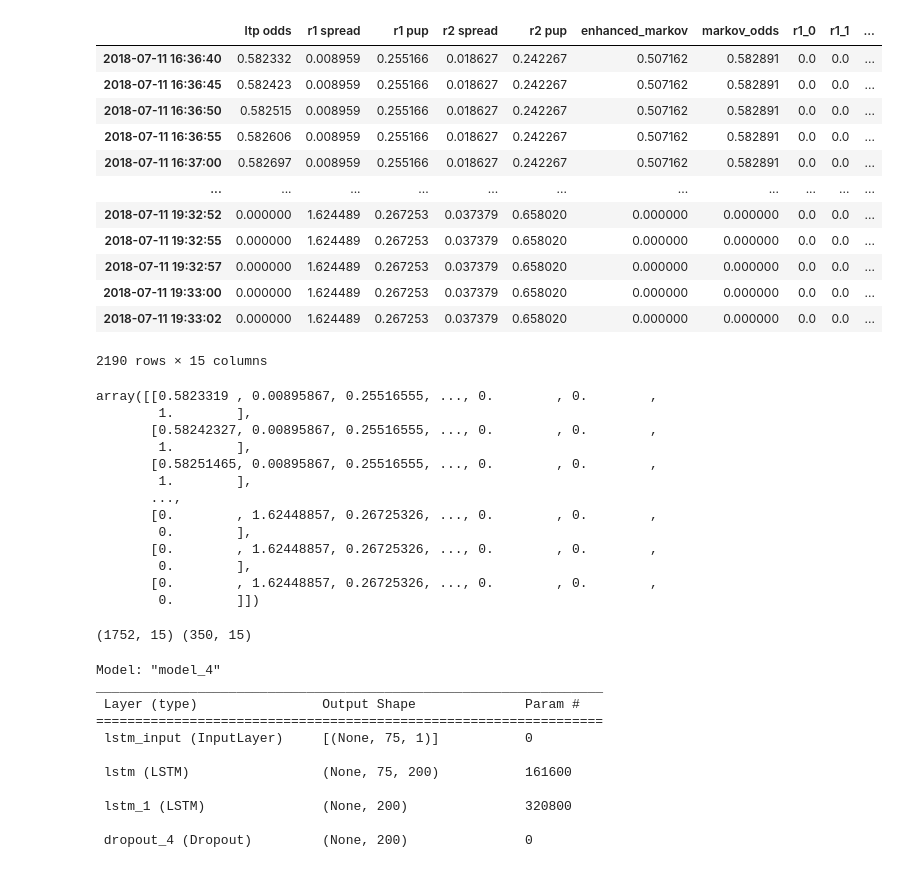
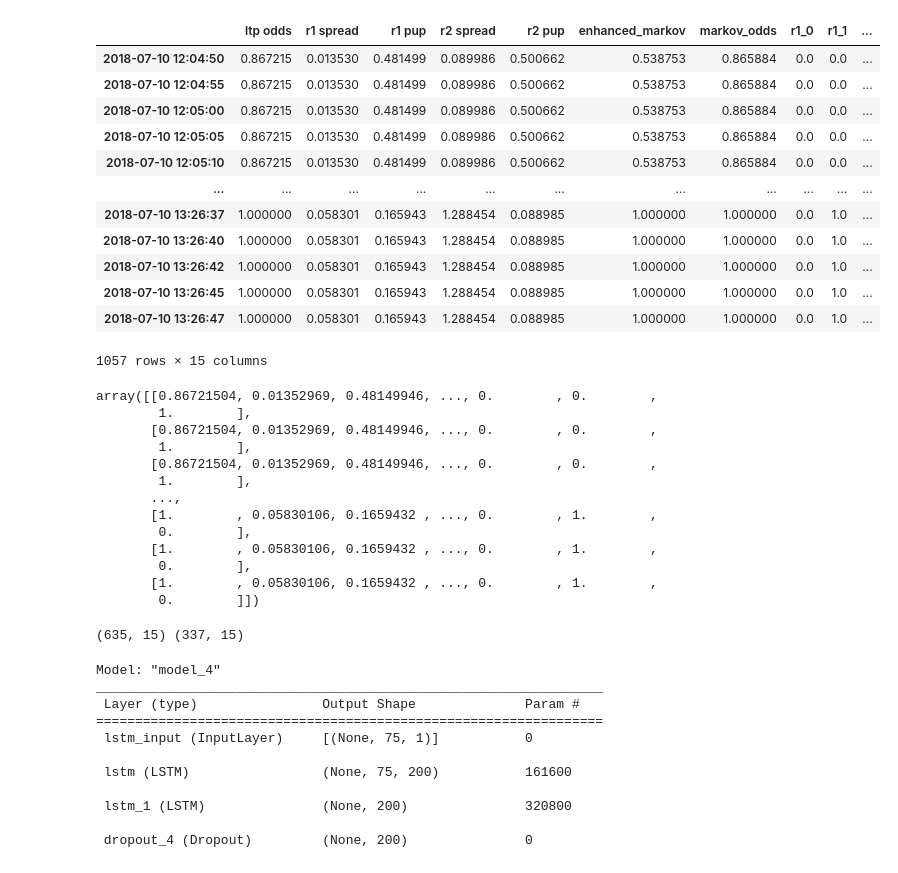
Before and after one commit to dyce135/Algorithmic_Tennis_Betting, a Jupyter notebook: model_benchmark.ipynb, the cells around one changed output. Saved outputs shown, nothing was run; the diff lists cells and outputs as text; code cells hidden in the pictures.

```diff
--- a/model_benchmark.ipynb
+++ b/model_benchmark.ipynb
@@ -16,39 +13,39 @@ To enable them in other operations, rebuild TensorFlow with the appropriate comp
 # %%
-df = pd.read_csv('4105819v2474763.csv', index_col=0)
+df = pd.read_csv('2249834v2249345.csv', index_col=0)
 df
 # %% [output]
 |  | ltp odds | r1 spread | r1 pup | r2 spread | r2 pup | enhanced_markov | markov_odds | r1_0 | r1_1 | ... |
-| 2018-07-11 16:36:40 | 0.582332 | 0.008959 | 0.255166 | 0.018627 | 0.242267 | 0.507162 | 0.582891 | 0.0 | 0.0 | ... |
-| 2018-07-11 16:36:45 | 0.582423 | 0.008959 | 0.255166 | 0.018627 | 0.242267 | 0.507162 | 0.582891 | 0.0 | 0.0 | ... |
-| 2018-07-11 16:36:50 | 0.582515 | 0.008959 | 0.255166 | 0.018627 | 0.242267 | 0.507162 | 0.582891 | 0.0 | 0.0 | ... |
-| 2018-07-11 16:36:55 | 0.582606 | 0.008959 | 0.255166 | 0.018627 | 0.242267 | 0.507162 | 0.582891 | 0.0 | 0.0 | ... |
-| 2018-07-11 16:37:00 | 0.582697 | 0.008959 | 0.255166 | 0.018627 | 0.242267 | 0.507162 | 0.582891 | 0.0 | 0.0 | ... |
+| 2018-07-10 12:04:50 | 0.867215 | 0.013530 | 0.481499 | 0.089986 | 0.500662 | 0.538753 | 0.865884 | 0.0 | 0.0 | ... |
+| 2018-07-10 12:04:55 | 0.867215 | 0.013530 | 0.481499 | 0.089986 | 0.500662 | 0.538753 | 0.865884 | 0.0 | 0.0 | ... |
+| 2018-07-10 12:05:00 | 0.867215 | 0.013530 | 0.481499 | 0.089986 | 0.500662 | 0.538753 | 0.865884 | 0.0 | 0.0 | ... |
+| 2018-07-10 12:05:05 | 0.867215 | 0.013530 | 0.481499 | 0.089986 | 0.500662 | 0.538753 | 0.865884 | 0.0 | 0.0 | ... |
+| 2018-07-10 12:05:10 | 0.867215 | 0.013530 | 0.481499 | 0.089986 | 0.500662 | 0.538753 | 0.865884 | 0.0 | 0.0 | ... |
 | ... | ... | ... | ... | ... | ... | ... | ... | ... | ... | ... |
-| 2018-07-11 19:32:52 | 0.000000 | 1.624489 | 0.267253 | 0.037379 | 0.658020 | 0.000000 | 0.000000 | 0.0 | 0.0 | ... |
-| 2018-07-11 19:32:55 | 0.000000 | 1.624489 | 0.267253 | 0.037379 | 0.658020 | 0.000000 | 0.000000 | 0.0 | 0.0 | ... |
-| 2018-07-11 19:32:57 | 0.000000 | 1.624489 | 0.267253 | 0.037379 | 0.658020 | 0.000000 | 0.000000 | 0.0 | 0.0 | ... |
-| 2018-07-11 19:33:00 | 0.000000 | 1.624489 | 0.267253 | 0.037379 | 0.658020 | 0.000000 | 0.000000 | 0.0 | 0.0 | ... |
-| 2018-07-11 19:33:02 | 0.000000 | 1.624489 | 0.267253 | 0.037379 | 0.658020 | 0.000000 | 0.000000 | 0.0 | 0.0 | ... |
+| 2018-07-10 13:26:37 | 1.000000 | 0.058301 | 0.165943 | 1.288454 | 0.088985 | 1.000000 | 1.000000 | 0.0 | 1.0 | ... |
+| 2018-07-10 13:26:40 | 1.000000 | 0.058301 | 0.165943 | 1.288454 | 0.088985 | 1.000000 | 1.000000 | 0.0 | 1.0 | ... |
+| 2018-07-10 13:26:42 | 1.000000 | 0.058301 | 0.165943 | 1.288454 | 0.088985 | 1.000000 | 1.000000 | 0.0 | 1.0 | ... |
+| 2018-07-10 13:26:45 | 1.000000 | 0.058301 | 0.165943 | 1.288454 | 0.088985 | 1.000000 | 1.000000 | 0.0 | 1.0 | ... |
+| 2018-07-10 13:26:47 | 1.000000 | 0.058301 | 0.165943 | 1.288454 | 0.088985 | 1.000000 | 1.000000 | 0.0 | 1.0 | ... |
-2190 rows × 15 columns
+1057 rows × 15 columns
 # %%
 data = df.to_numpy()
 data
 # %% [output]
-array([[0.5823319 , 0.00895867, 0.25516555, ..., 0.        , 0.        ,
+array([[0.86721504, 0.01352969, 0.48149946, ..., 0.        , 0.        ,
         1.        ],
-       [0.58242327, 0.00895867, 0.25516555, ..., 0.        , 0.        ,
+       [0.86721504, 0.01352969, 0.48149946, ..., 0.        , 0.        ,
         1.        ],
-       [0.58251465, 0.00895867, 0.25516555, ..., 0.        , 0.        ,
+       [0.86721504, 0.01352969, 0.48149946, ..., 0.        , 0.        ,
         1.        ],
        ...,
-       [0.        , 1.62448857, 0.26725326, ..., 0.        , 0.        ,
+       [1.        , 0.05830106, 0.1659432 , ..., 0.        , 1.        ,
         0.        ],
-       [0.        , 1.62448857, 0.26725326, ..., 0.        , 0.        ,
+       [1.        , 0.05830106, 0.1659432 , ..., 0.        , 1.        ,
         0.        ],
-       [0.        , 1.62448857, 0.26725326, ..., 0.        , 0.        ,
+       [1.        , 0.05830106, 0.1659432 , ..., 0.        , 1.        ,
         0.        ]])
 # %%
-train_temp, test = train_test_split(data, test_size=0.8, shuffle=False)
+train_temp, test = train_test_split(data, test_size=0.6, shuffle=False)
 train, val = train_test_split(train_temp, test_size=0.2, shuffle=False)
 # train_x, train_y = seq2seq_model.truncate_data(data, 60 * 3, 60)
 # train = data[: 60 * 8, :]
@@ -57,7 +54,7 @@ print(test.shape, train.shape)
 # print(train_x[2,:,0])
 # print(train_y[2,:,0])
 # %% [output]
-(1752, 15) (350, 15)
+(635, 15) (337, 15)
 # %%
 model = load_model("transfer_lstm_model")
 model.summary()
```
Also changed, not shown: parts of 10 cells of this notebook, 6 other files.
